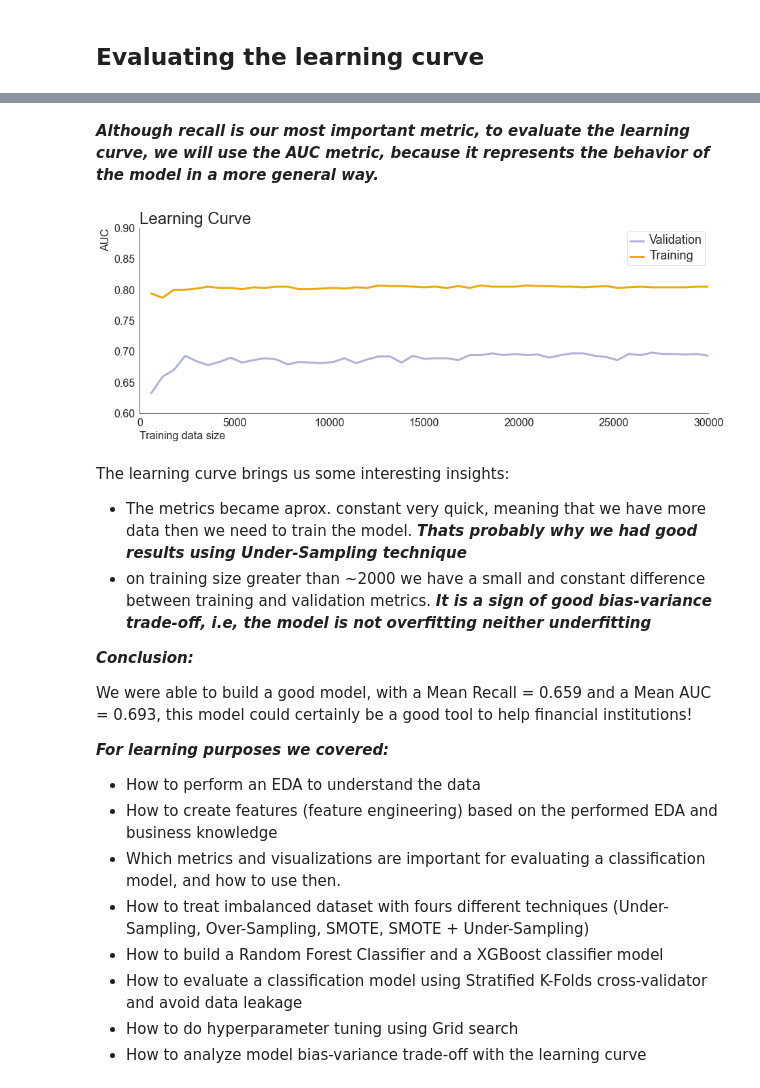
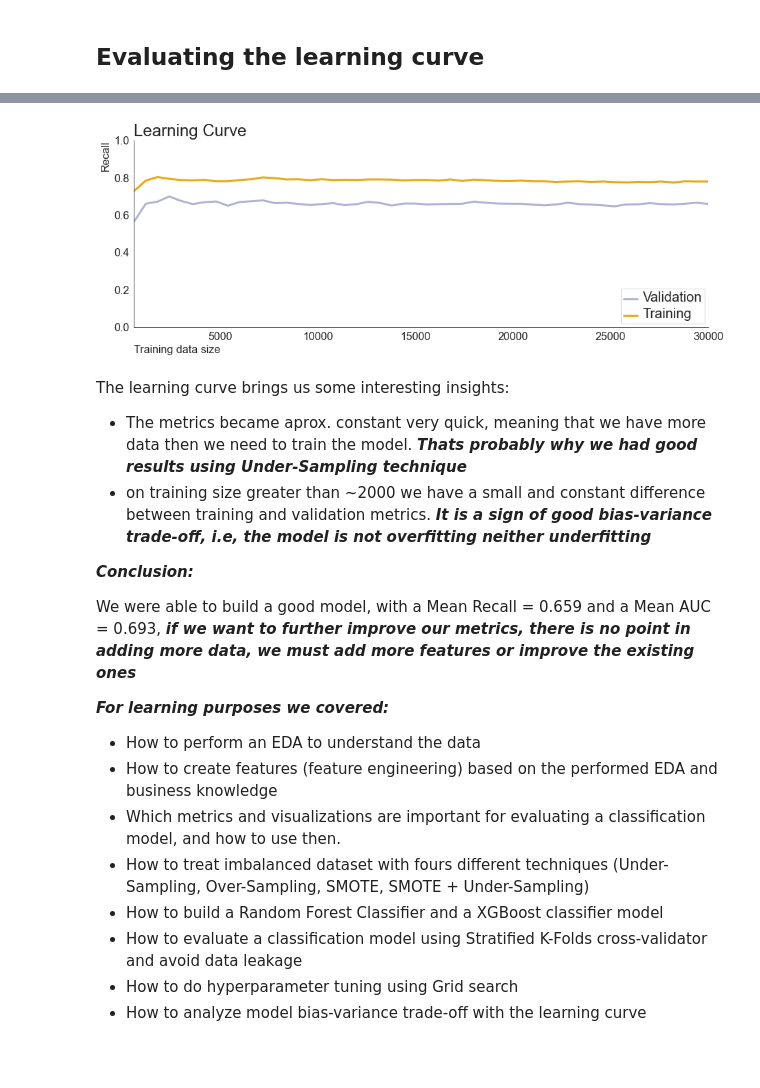
Before and after one commit to FelipeMezzarana/credit_card_default_prediction, a Jupyter notebook: default_predict.ipynb, the cells around one changed output, grey strips where cells are left out. Cells and saved outputs as stored; diff of their text form; code cells hidden in the pictures; blank space fills up the shorter version.

```diff
--- a/default_predict.ipynb
+++ b/default_predict.ipynb
@@ -1074,35 +1062,34 @@ learning_curve_df.head(3)
 | 0 | Random Forest | 600 | 0.564 | 0.347 | 0.428 | ... |
 | 1 | Random Forest | 1200 | 0.660 | 0.355 | 0.460 | ... |
 | 2 | Random Forest | 1800 | 0.671 | 0.365 | 0.472 | ... |
-# %% [markdown]
-***Although recall is our most important metric, to evaluate the learning curve, we will use the AUC metric, because it represents the behavior of the model in a more general way.***
 # %%
 # Vizualizing learning curve
 
 sns.set_style('white')
 fig,ax1 = plt.subplots(figsize=(15,5))
 
 sns.lineplot(x=learning_curve_df['Data Size'],
-            y=learning_curve_df['Mean AUC (Validation)'],
+            y=learning_curve_df['Mean Recall (Validation)'],
             color ='#b2b2d9', label = 'Validation',
             lw =3, ax = ax1)
 
 sns.lineplot(x=learning_curve_df['Data Size'],
-            y=learning_curve_df['Mean AUC (Training)'],
+            y=learning_curve_df['Mean Recall (Training)'],
             color ='#eba910', label = 'Training',
             lw =3, ax = ax1)
 
 ax1.set_title("Learning Curve",fontsize = 24, loc = 'left')
 ax1.set_xlabel("Training data size",fontsize=16, loc = 'left')
-ax1.set_ylabel("AUC",fontsize=16, loc ='top')
+ax1.set_ylabel("Recall",fontsize=16, loc ='top')
 ax1.tick_params(labelsize=16)
-plt.setp(ax1.get_legend().get_texts(), fontsize='18')
+plt.legend(loc = 'lower right')
+plt.setp(ax1.get_legend().get_texts(), fontsize='20')
 sns.despine()
-plt.xlim(0,30000)
-plt.ylim(0.6,0.9)
+plt.xlim(600,30000)
+plt.ylim(0,1)
 plt.show()
 # %% [output]
-[figure, old version]
+[figure, new version]
 # %% [markdown]
 The learning curve brings us some interesting insights:
 
@@ -1112,7 +1099,7 @@ The learning curve brings us some interesting insights:
 
 ***Conclusion:***
 
-We were able to build a good model, with a Mean Recall = 0.659 and a Mean AUC = 0.693, this model could certainly be a good tool to help financial institutions!
+We were able to build a good model, with a Mean Recall = 0.659 and a Mean AUC = 0.693, ***if we want to further improve our metrics, there is no point in adding more data, we must add more features or improve the existing ones***
 
 ***For learning purposes we covered:***
 
```
Also changed, not shown: parts of 7 cells of this notebook.
